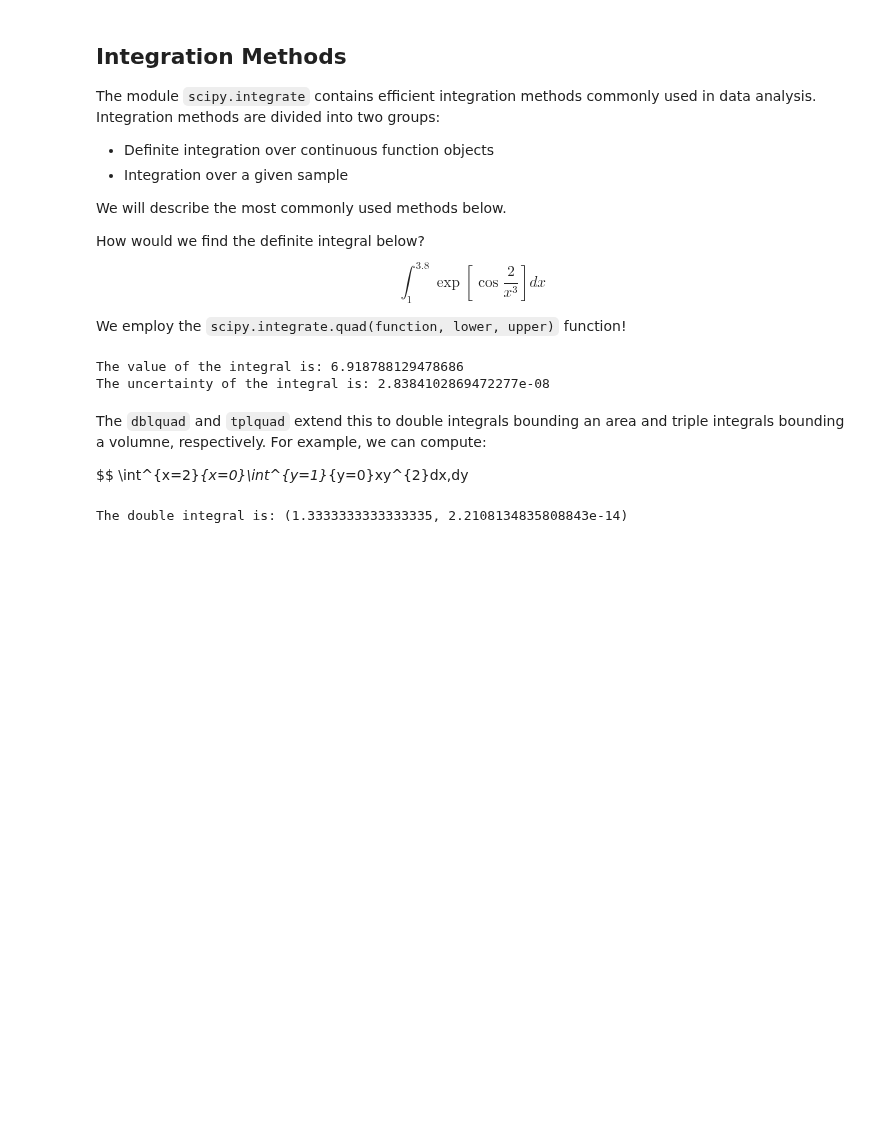
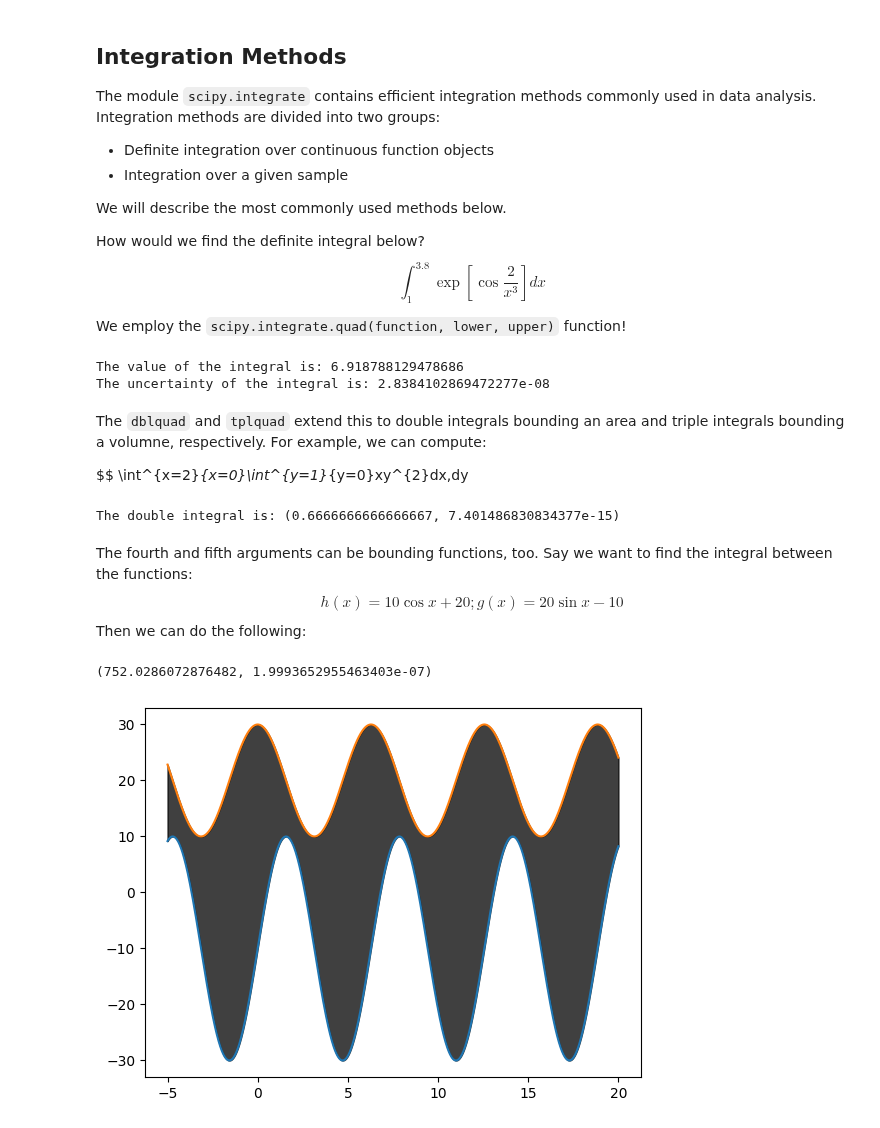
Before and after one commit to AstroMusers/ExoCore, a Jupyter notebook: ExoCore/Curriculum/Data_Structures/Scipy.ipynb, the cells around one changed output. Cells and saved outputs as stored; diff of their text form; code cells hidden in the pictures; blank space fills up the shorter version.

Commit message:
Added checkpoint 1 to Scipy.ipynb

```diff
--- a/ExoCore/Curriculum/Data_Structures/Scipy.ipynb
+++ b/ExoCore/Curriculum/Data_Structures/Scipy.ipynb
@@ -113,9 +116,31 @@ The `dblquad` and `tplquad` extend this to double integrals bounding an area and
 
 $$ \int^{x=2}_{x=0}\int^{y=1}_{y=0}xy^{2}dx\,dy
 # %%
-def function_2(x,y):
+def function_2(y,x):
     return x*y**2
 
 print("The double integral is: " + str(scipy.integrate.dblquad(function_2, 0, 2, 0, 1)))
 # %% [output]
-The double integral is: (1.3333333333333335, 2.2108134835808843e-14)
+The double integral is: (0.6666666666666667, 7.401486830834377e-15)
+# %% [markdown]
+The fourth and fifth arguments can be bounding functions, too. Say we want to find the integral between the functions:
+$$ h(x)=10\cos{x} + 20 ; g(x) = 20\sin{x} - 10 $$
+Then we can do the following:
+# %%
+from matplotlib import pyplot as plt
+def function_3(y,x):
+    return 1
+def h(x):
+    return 10*np.cos(x) + 20
+def g(x):
+    return 20*np.sin(x) - 10
+
+print(scipy.integrate.dblquad(function_3, -5, 20, g, h))
+x = np.linspace(-5,20, num=1000)
+plt.plot(x, g(x))
+plt.plot(x,h(x))
+plt.fill_between(x, h(x), g(x), alpha = 0.75, color='black')
+plt.show()
+# %% [output]
+(752.0286072876482, 1.9993652955463403e-07)
+[figure, added]
```
Also changed, not shown: parts of 8 cells of this notebook, 1 other file.
